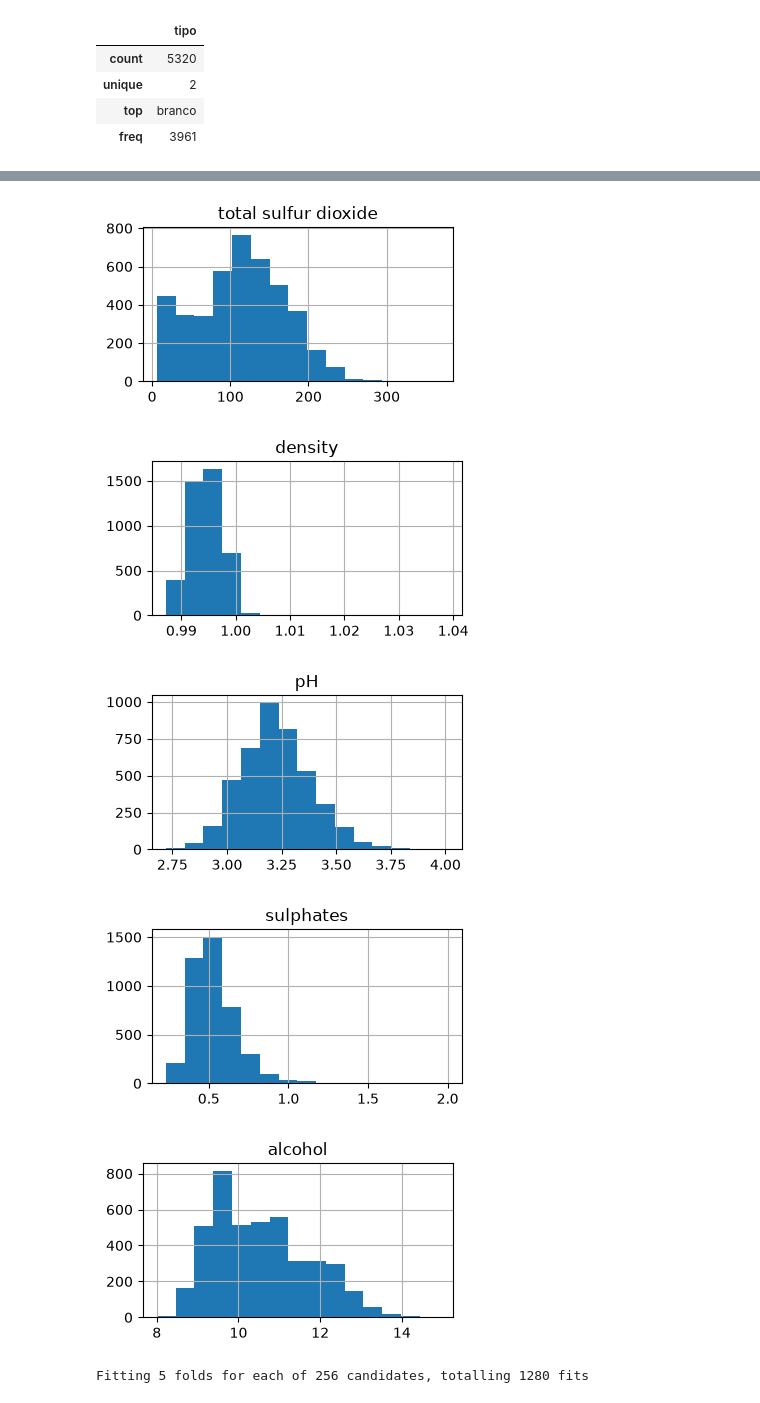
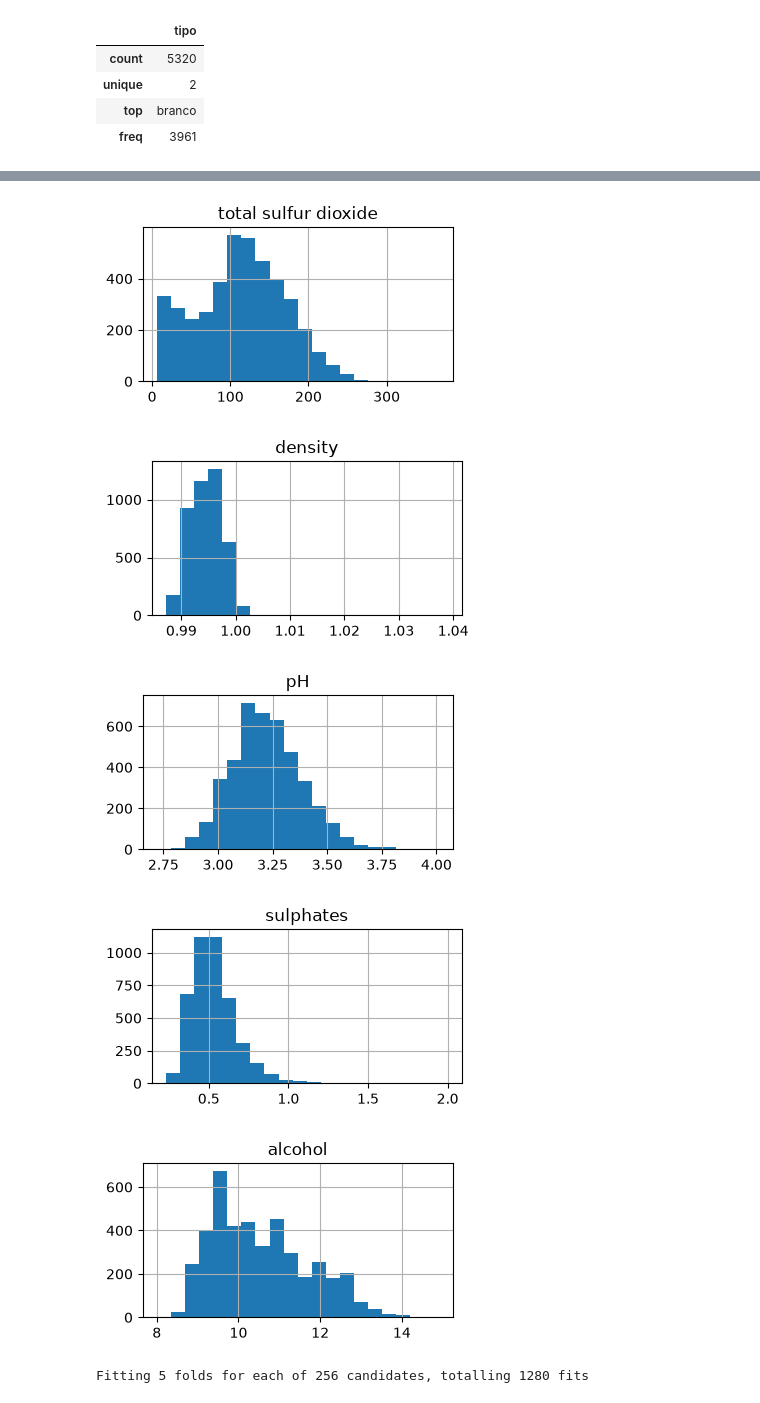
Before and after one commit to kang-faap/machine-learning, a Jupyter notebook: vinhos.ipynb, the cells around one changed output, grey strips where cells are left out. Cells and saved outputs as stored; diff of their text form; code cells hidden in the pictures.

```diff
--- a/vinhos.ipynb
+++ b/vinhos.ipynb
@@ -199,7 +199,7 @@ numerical_columns = x_train.select_dtypes(
 # Cria um histograma para cada variável numérica.
 for column in numerical_columns:
     plt.figure(figsize=(4, 2))
-    x_train[column].hist(bins=15)
+    x_train[column].hist(bins=20)
     plt.title(column)
     plt.show()
 # %% [output]
@@ -213,8 +213,8 @@ for column in numerical_columns:
-[figure, old version]
+[figure, new version]
-[figure, old version]
+[figure, new version]
-[figure, old version]
+[figure, new version]
-[figure, old version]
+[figure, new version]
-[figure, old version]
+[figure, new version]
 # %%
 CATEGORICOS = ['tipo']
 NUMERICAS_STANDARD = ["fixed acidity",
```
Also changed, not shown: parts of 1 cell of this notebook.
